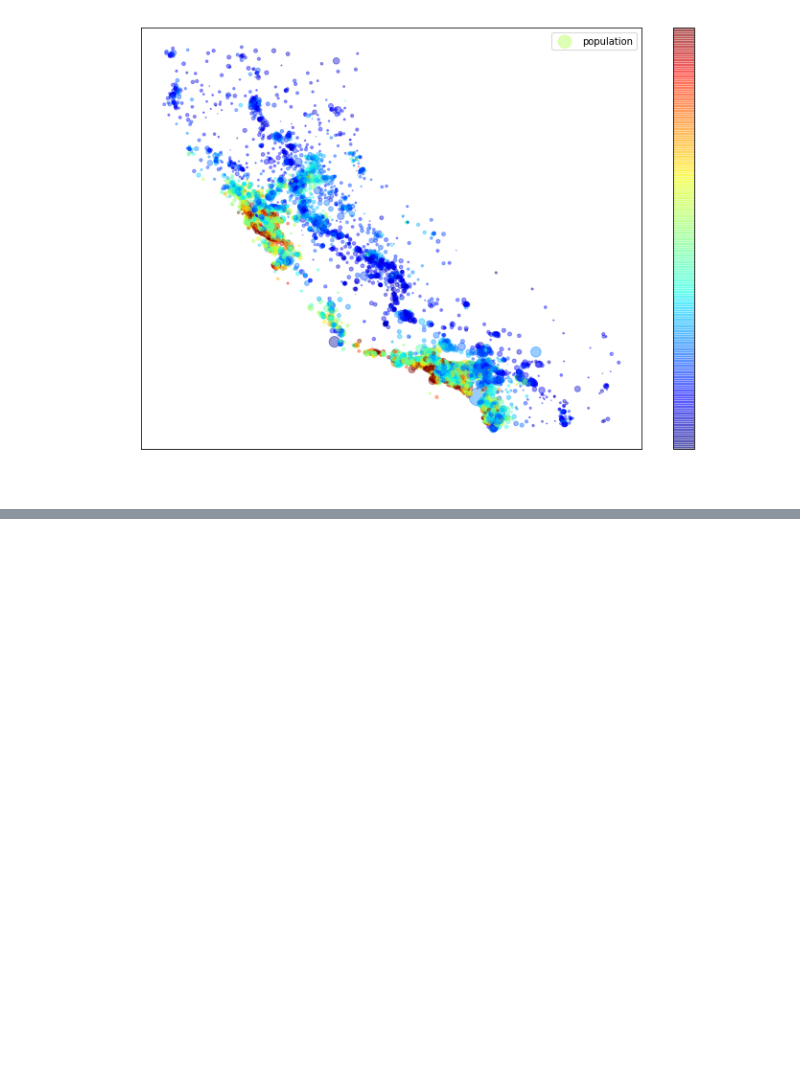
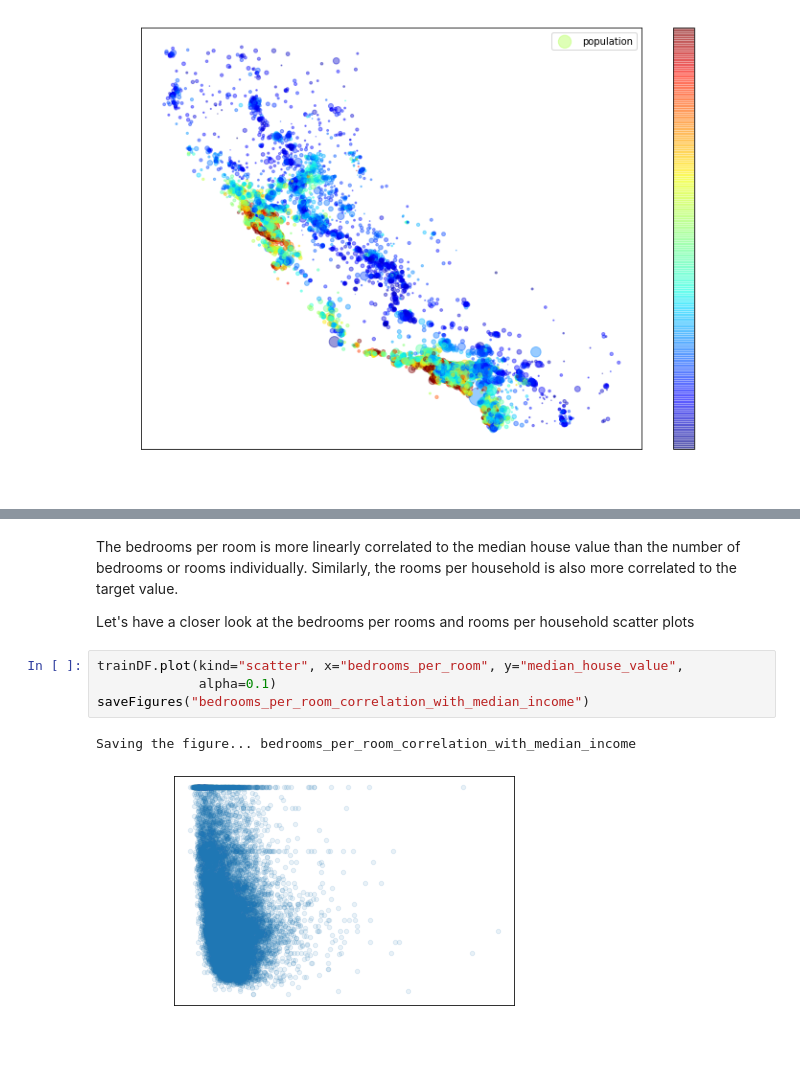
Before and after one commit to Zad-100/End-To-End-Machine-Learning-Project, a Jupyter notebook: housing.ipynb, the cells around one changed output, grey strips where cells are left out. Drawn from its saved outputs; the diff is of its cells as text; blank space fills up the shorter version.

```diff
--- a/housing.ipynb
+++ b/housing.ipynb
@@ -387,0 +475,14 @@ Saving the figure... housing_prices_with_cmap
+# %% [markdown]
+The bedrooms per room is more linearly correlated to the median house value than
+the number of bedrooms or rooms individually. Similarly, the rooms per
+household is also more correlated to the target value.
+
+Let's have a closer look at the bedrooms per rooms and rooms per household
+scatter plots
+# %%
+trainDF.plot(kind="scatter", x="bedrooms_per_room", y="median_house_value",
+             alpha=0.1)
+saveFigures("bedrooms_per_room_correlation_with_median_income")
+# %% [output]
+Saving the figure... bedrooms_per_room_correlation_with_median_income
+[figure, added]
```
Also changed, not shown: parts of 19 cells of this notebook, 5 other files.
